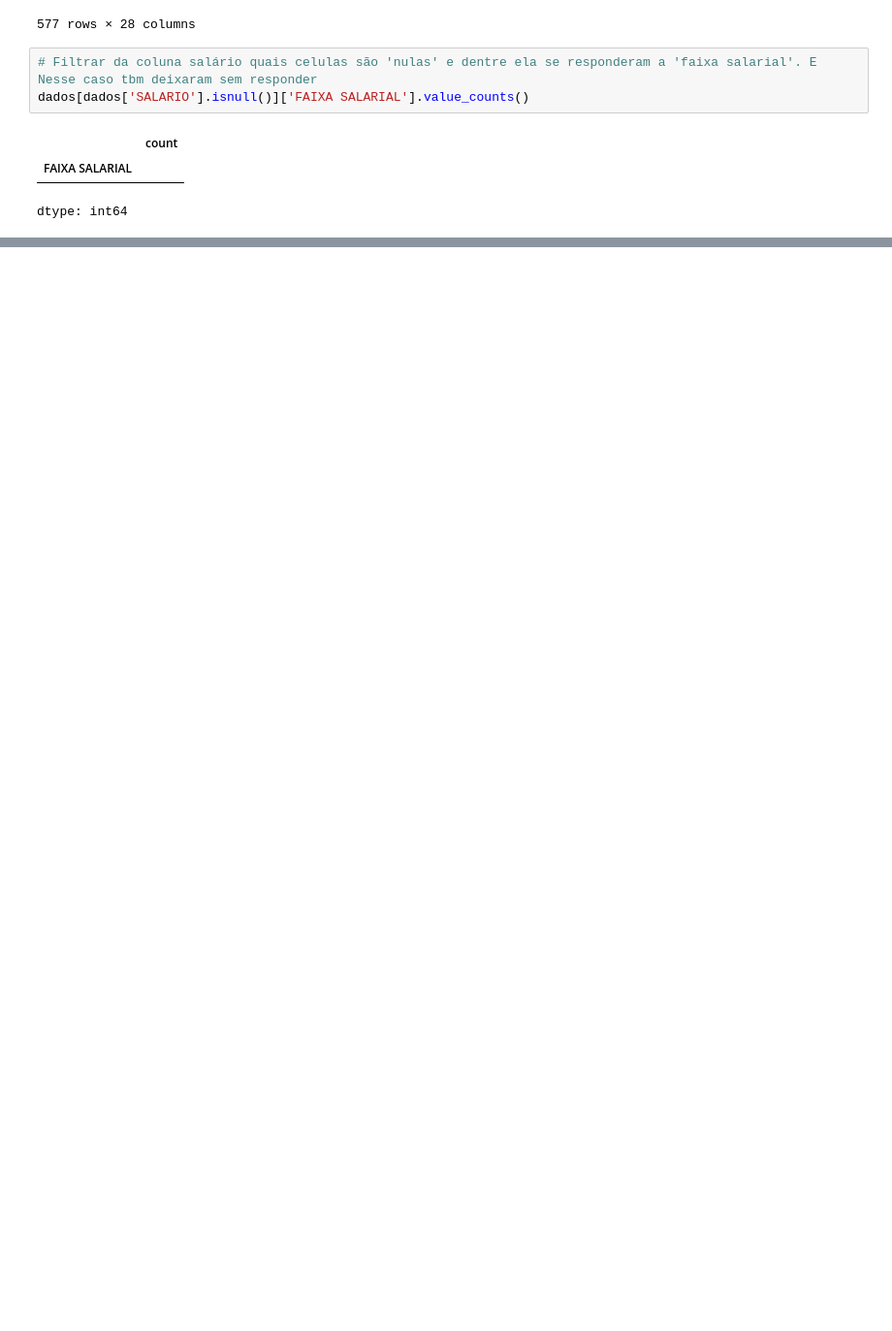
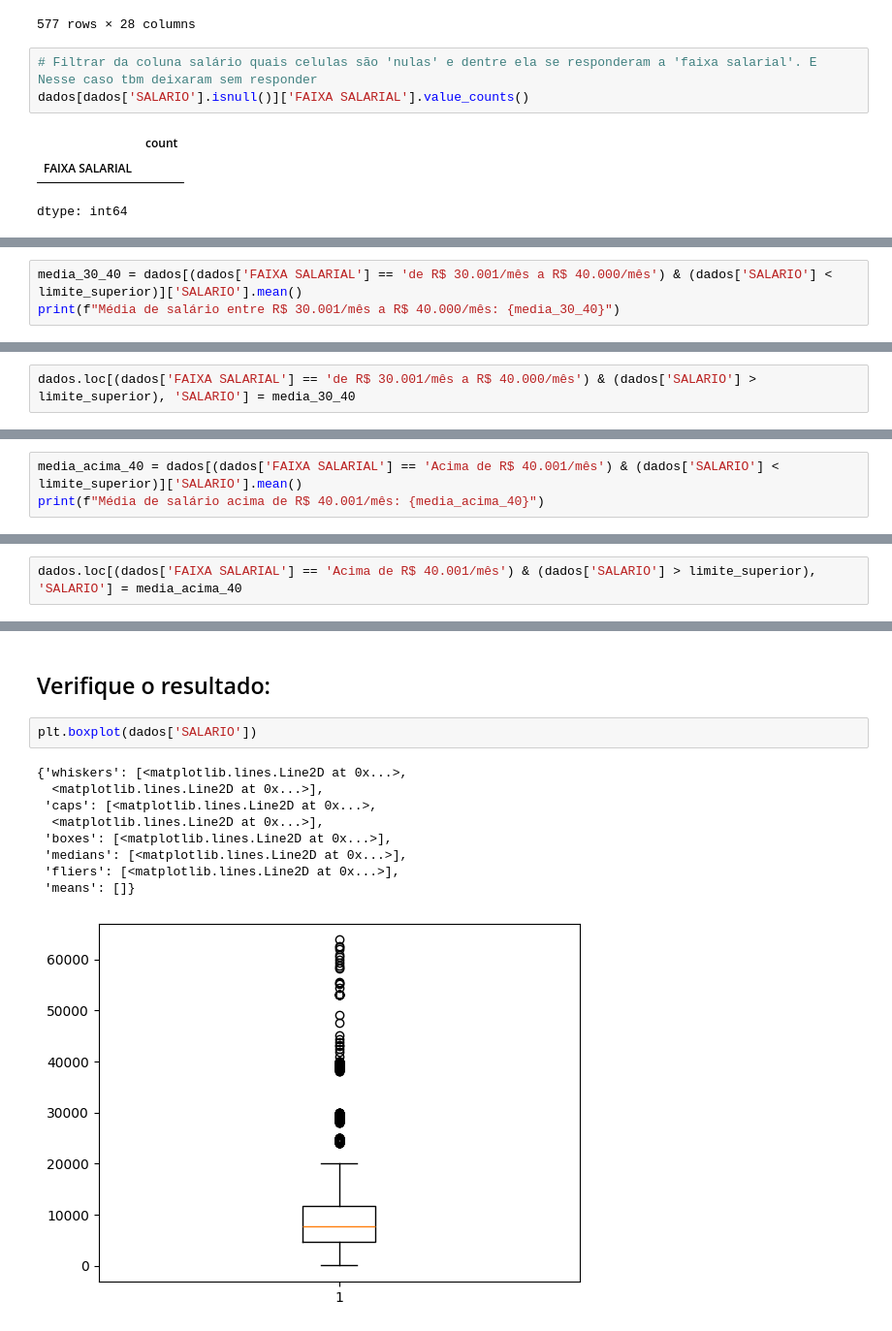
Before and after one commit to Eliane-orlandin/PrograMaria, a Jupyter notebook: analise_dados_colab.ipynb, the cells around one changed output, grey strips where cells are left out. Shown: that part at 97% size. Drawn from its saved outputs; the diff is of its cells as text; blank space fills up the shorter version.

```diff
--- a/analise_dados_colab.ipynb
+++ b/analise_dados_colab.ipynb
@@ -610,0 +729,3 @@ dtype: float64
+# %%
+media_30_40 = dados[(dados['FAIXA SALARIAL'] == 'de R$ 30.001/mês a R$ 40.000/mês') & (dados['SALARIO'] < limite_superior)]['SALARIO'].mean()
+print(f"Média de salário entre R$ 30.001/mês a R$ 40.000/mês: {media_30_40}")
@@ -610,0 +736,2 @@ dtype: float64
+# %%
+dados.loc[(dados['FAIXA SALARIAL'] == 'de R$ 30.001/mês a R$ 40.000/mês') & (dados['SALARIO'] > limite_superior), 'SALARIO'] = media_30_40
@@ -610,0 +749,3 @@ dtype: float64
+# %%
+media_acima_40 = dados[(dados['FAIXA SALARIAL'] == 'Acima de R$ 40.001/mês') & (dados['SALARIO'] < limite_superior)]['SALARIO'].mean()
+print(f"Média de salário acima de R$ 40.001/mês: {media_acima_40}")
@@ -610,0 +754,2 @@ dtype: float64
+# %%
+dados.loc[(dados['FAIXA SALARIAL'] == 'Acima de R$ 40.001/mês') & (dados['SALARIO'] > limite_superior), 'SALARIO'] = media_acima_40
@@ -610,0 +762,14 @@ dtype: float64
+# %% [markdown]
+## Verifique o resultado:
+# %%
+plt.boxplot(dados['SALARIO'])
+# %% [output]
+{'whiskers': [<matplotlib.lines.Line2D at 0x...>,
+  <matplotlib.lines.Line2D at 0x...>],
+ 'caps': [<matplotlib.lines.Line2D at 0x...>,
+  <matplotlib.lines.Line2D at 0x...>],
+ 'boxes': [<matplotlib.lines.Line2D at 0x...>],
+ 'medians': [<matplotlib.lines.Line2D at 0x...>],
+ 'fliers': [<matplotlib.lines.Line2D at 0x...>],
+ 'means': []}
+[figure, added]
```
Also changed, not shown: parts of 37 cells of this notebook.
